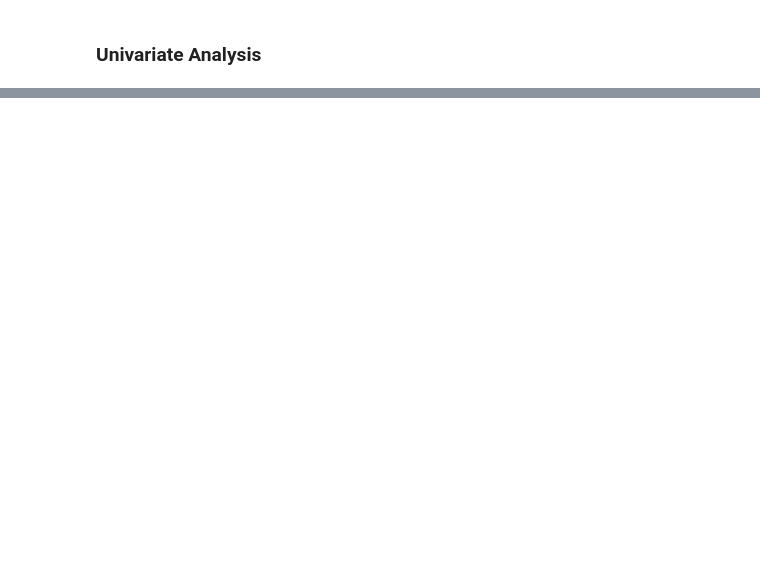
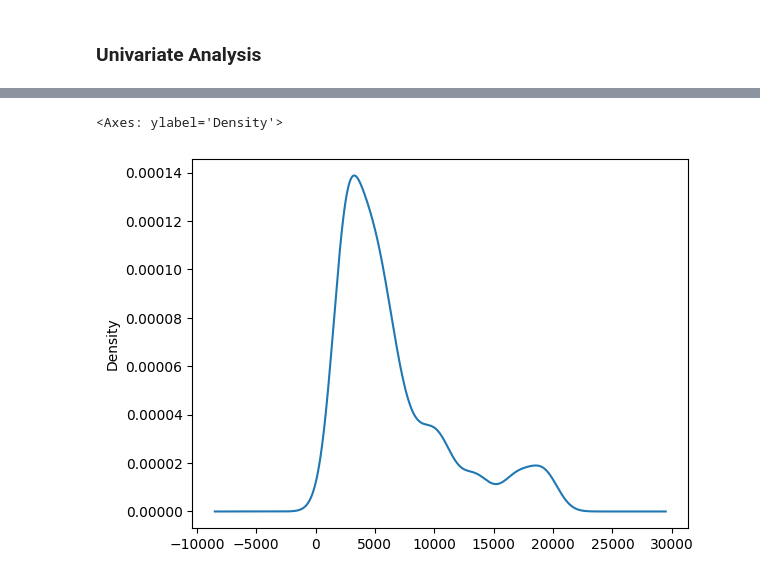
Before and after one commit to coderacheal/IBM-Attrition-Prediction, a Jupyter notebook: notebook.ipynb, the cells around one changed output, grey strips where cells are left out. Cells and saved outputs as stored; diff of their text form; code cells hidden in the pictures; blank space fills up the shorter version.

```diff
--- a/notebook.ipynb
+++ b/notebook.ipynb
@@ -59,0 +165,5 @@ plt.show()
+# %%
+df['MonthlyIncome'].plot(kind='kde')
+# %% [output]
+<Axes: ylabel='Density'>
+[figure, added]
```
Also changed, not shown: parts of 46 cells of this notebook, 1 other file.
